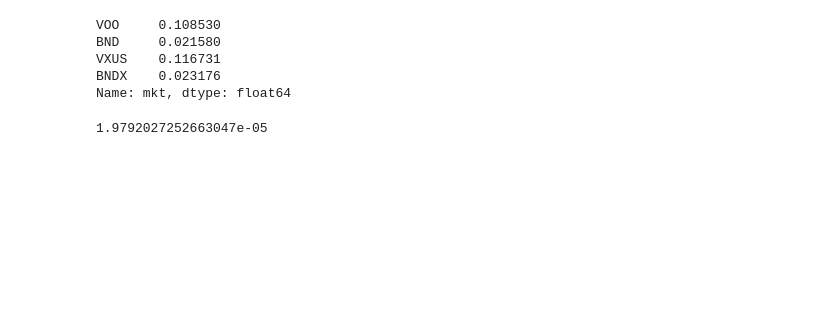
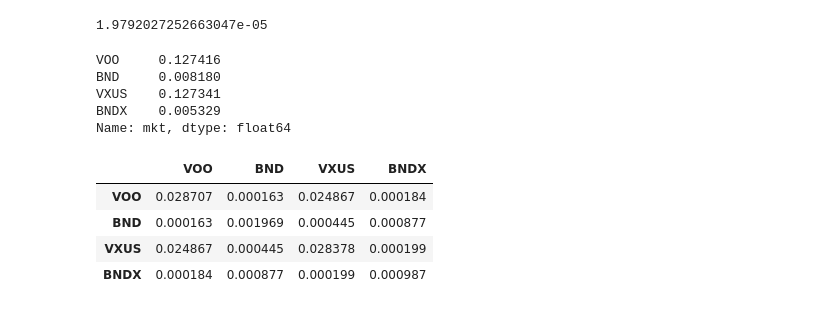
Before and after one commit to koichiroiijima/Optimize_Allocation, a Jupyter notebook: data/opt.ipynb, the cells around one changed output. Saved outputs shown, nothing was run; the diff lists cells and outputs as text; code cells hidden in the pictures; blank space fills up the shorter version.

```diff
--- a/data/opt.ipynb
+++ b/data/opt.ipynb
@@ -141,18 +160,23 @@ Name: 2022-01-14 00:00:00, dtype: float64
+# %%
+risk_free_rate=1.005**((1/252)) - 1
+risk_free_rate
+# %% [output]
+1.9792027252663047e-05
 # %%
-capmr = expected_returns.capm_return(prices, market_prices=None, returns_data=False, risk_free_rate=0.02, compounding=True, frequency=252, log_returns=False)
+capmr = expected_returns.capm_return(prices, market_prices=None, returns_data=False, risk_free_rate=risk_free_rate, compounding=True, frequency=252, log_returns=False)
 capmr
 # %% [output]
-VOO     0.108530
-BND     0.021580
-VXUS    0.116731
-BNDX    0.023176
+VOO     0.127416
+BND     0.008180
+VXUS    0.127341
+BNDX    0.005329
 Name: mkt, dtype: float64
 # %%
-import math
-
-rfree_y = 0.005
-rfree_d = math.e ** (math.log(1 + rfree_y) / 252)
+sample_cov = risk_models.risk_matrix(prices, method='sample_cov')
+sample_cov
+# %% [output]
+|  | VOO | BND | VXUS | BNDX |
+| VOO | 0.028707 | 0.000163 | 0.024867 | 0.000184 |
+| BND | 0.000163 | 0.001969 | 0.000445 | 0.000877 |
+| VXUS | 0.024867 | 0.000445 | 0.028378 | 0.000199 |
+| BNDX | 0.000184 | 0.000877 | 0.000199 | 0.000987 |
-# %%
-rfree_d-1
-# %% [output]
-1.9792027252663047e-05
```
Also changed, not shown: parts of 31 cells of this notebook, 1 other file.
